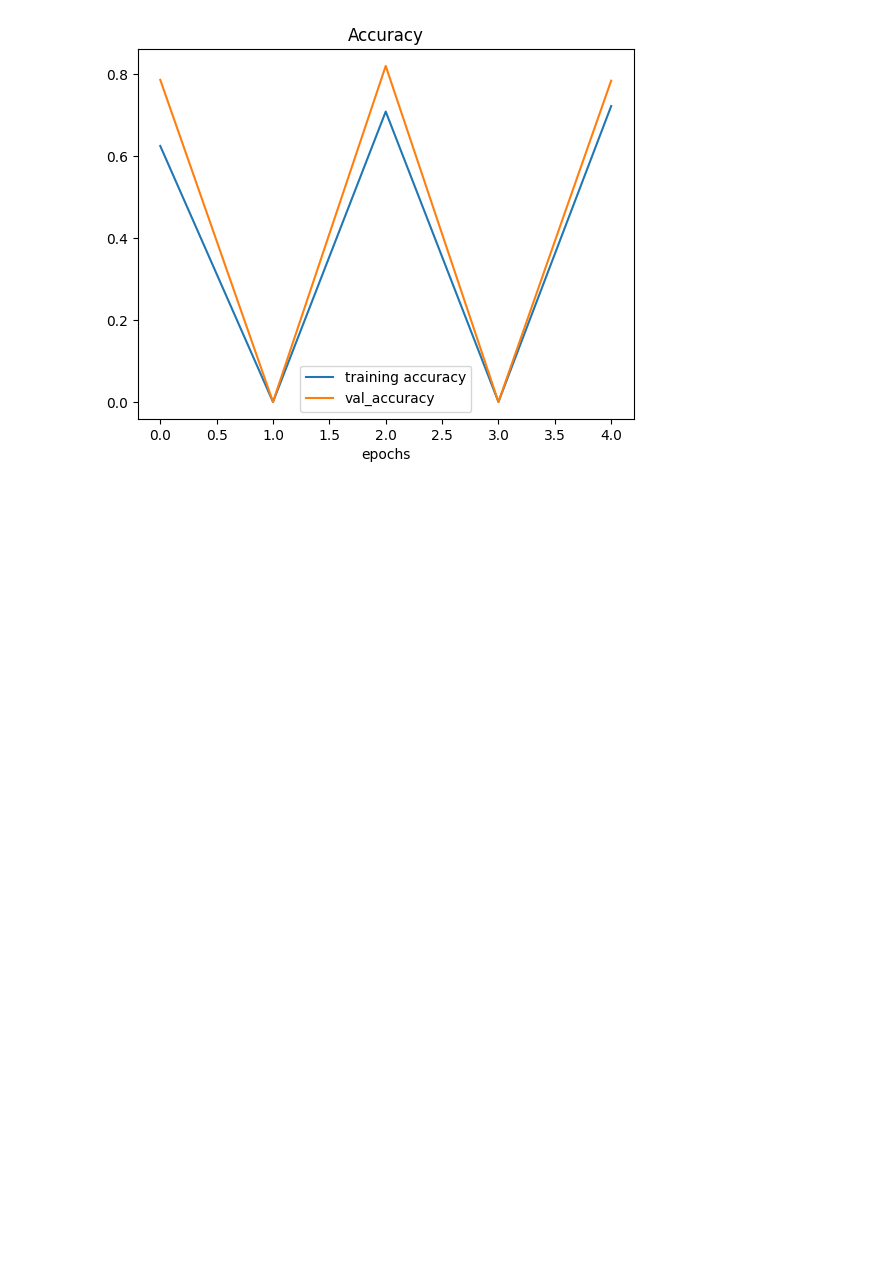
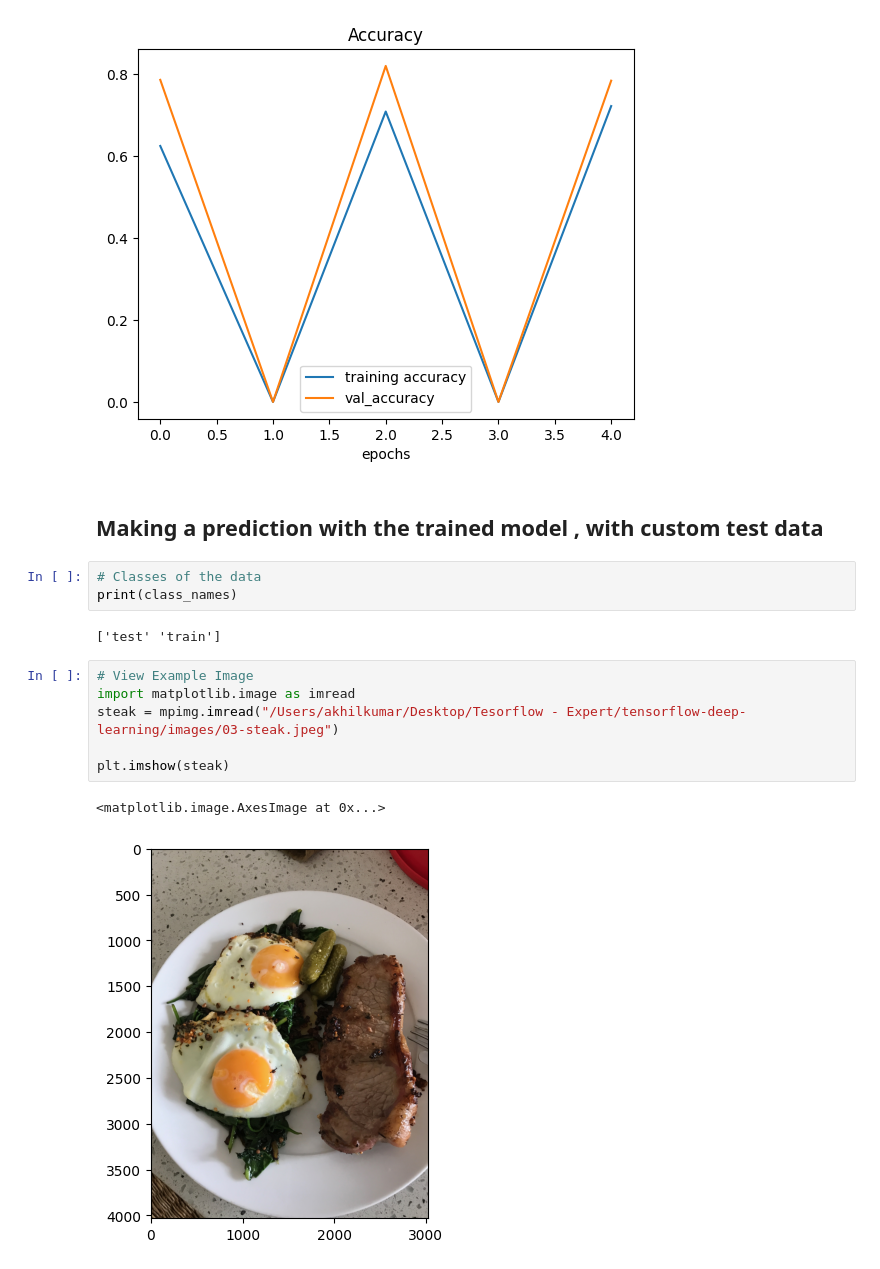
Before and after one commit to akhil4674/ConvolutionalNN_-Compute_vision, a Jupyter notebook: 03_CNN.ipynb, the cells around one changed output. Saved outputs shown, nothing was run; the diff lists cells and outputs as text; blank space fills up the shorter version.

Commit message:
Prediction function

```diff
--- a/03_CNN.ipynb
+++ b/03_CNN.ipynb
@@ -830,3 +830,19 @@ plot_loss_curves(history_7)
 # %% [output]
 [figure]
 [figure]
+# %% [markdown]
+## Making a prediction with the trained model , with custom test data
+# %%
+# Classes of the data
+print(class_names)
+# %% [output]
+['test' 'train']
+# %%
+# View Example Image
+import matplotlib.image as imread
+steak = mpimg.imread("/Users/akhilkumar/Desktop/Tesorflow - Expert/tensorflow-deep-learning/images/03-steak.jpeg")
+
+plt.imshow(steak)
+# %% [output]
+<matplotlib.image.AxesImage at 0x...>
+[figure, added]
```
Also changed, not shown: parts of 16 cells of this notebook.
